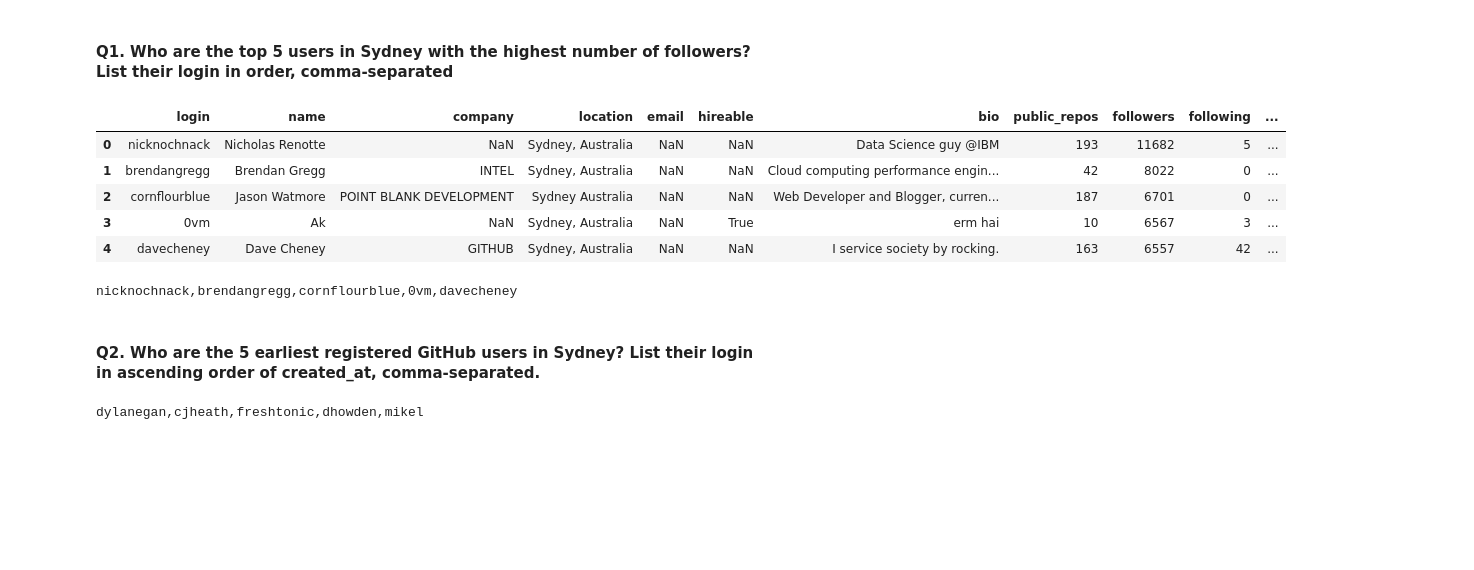
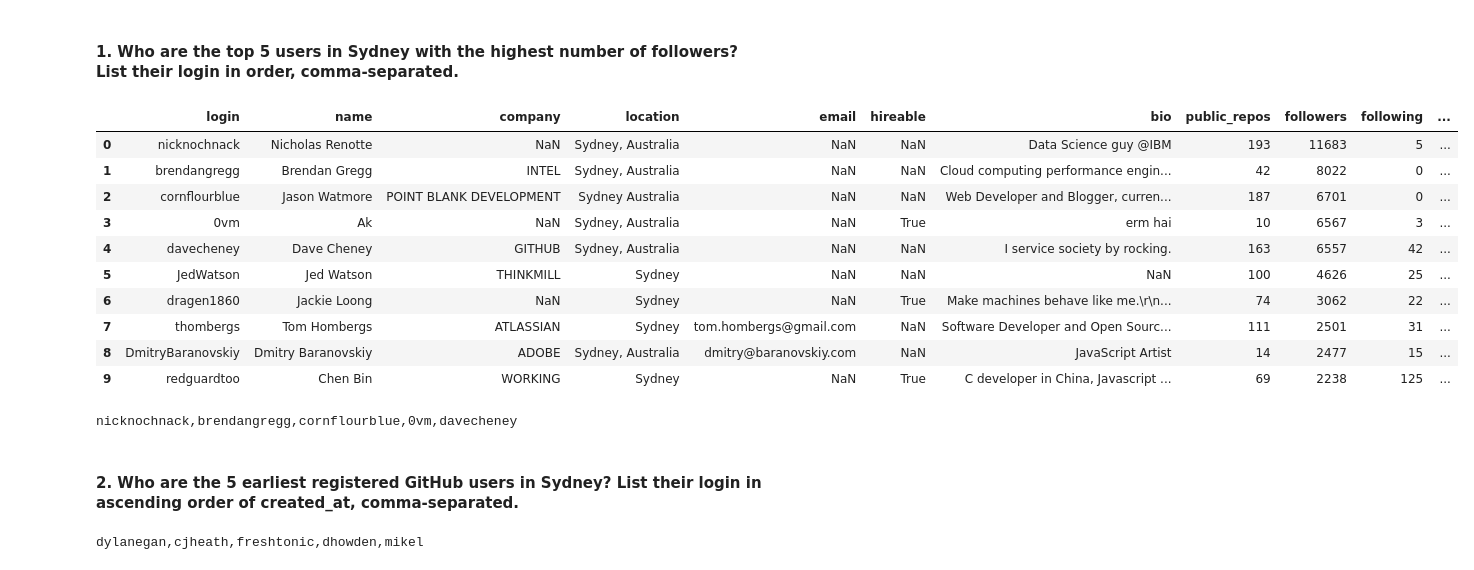
Before and after one commit to Allen-Josu/TDS_Project, a Jupyter notebook: TDSP1.ipynb, the cells around one changed output. Cells and saved outputs as stored; diff of their text form; code cells hidden in the pictures; blank space fills up the shorter version.

```diff
--- a/TDSP1.ipynb
+++ b/TDSP1.ipynb
@@ -3,17 +3,22 @@ import pandas as pd
 import numpy as np
 import matplotlib.pyplot as plt
 # %% [markdown]
-#### Q1.  Who are the top 5 users in Sydney with the highest number of followers? List their login in order, comma-separated
+#### 1. Who are the top 5 users in Sydney with the highest number of followers? List their login in order, comma-separated.
 # %%
 users = pd.read_csv('users.csv')
-users.head()
+users.head(10)
 # %% [output]
 |  | login | name | company | location | email | hireable | bio | public_repos | followers | following | ... |
-| 0 | nicknochnack | Nicholas Renotte | NaN | Sydney, Australia | NaN | NaN | Data Science guy @IBM | 193 | 11682 | 5 | ... |
+| 0 | nicknochnack | Nicholas Renotte | NaN | Sydney, Australia | NaN | NaN | Data Science guy @IBM | 193 | 11683 | 5 | ... |
 | 1 | brendangregg | Brendan Gregg | INTEL | Sydney, Australia | NaN | NaN | Cloud computing performance engin... | 42 | 8022 | 0 | ... |
 | 2 | cornflourblue | Jason Watmore | POINT BLANK DEVELOPMENT | Sydney Australia | NaN | NaN | Web Developer and Blogger, curren... | 187 | 6701 | 0 | ... |
 | 3 | 0vm | Ak | NaN | Sydney, Australia | NaN | True | erm hai | 10 | 6567 | 3 | ... |
 | 4 | davecheney | Dave Cheney | GITHUB | Sydney, Australia | NaN | NaN | I service society by rocking. | 163 | 6557 | 42 | ... |
+| 5 | JedWatson | Jed Watson | THINKMILL | Sydney | NaN | NaN | NaN | 100 | 4626 | 25 | ... |
+| 6 | dragen1860 | Jackie Loong | NaN | Sydney | NaN | True | Make machines behave like me.\r\n... | 74 | 3062 | 22 | ... |
+| 7 | thombergs | Tom Hombergs | ATLASSIAN | Sydney | tom.hombergs@gmail.com | NaN | Software Developer and Open Sourc... | 111 | 2501 | 31 | ... |
+| 8 | DmitryBaranovskiy | Dmitry Baranovskiy | ADOBE | Sydney, Australia | dmitry@baranovskiy.com | NaN | JavaScript Artist | 14 | 2477 | 15 | ... |
+| 9 | redguardtoo | Chen Bin | WORKING | Sydney | NaN | True | C developer in China, Javascript ... | 69 | 2238 | 125 | ... |
 # %%
 users['hireable'] = users['hireable'].fillna(False).astype(bool)
 # %%
@@ -22,7 +27,7 @@ print(','.join(top5['login'].tolist()))
 # %% [output]
 nicknochnack,brendangregg,cornflourblue,0vm,davecheney
 # %% [markdown]
-#### Q2. Who are the 5 earliest registered GitHub users in Sydney? List their login in ascending order of created_at, comma-separated.
+#### 2. Who are the 5 earliest registered GitHub users in Sydney? List their login in ascending order of created_at, comma-separated.
 # %%
 users['created_at'] = pd.to_datetime(users['created_at'])
 # %%
```
Also changed, not shown: parts of 19 cells of this notebook.
